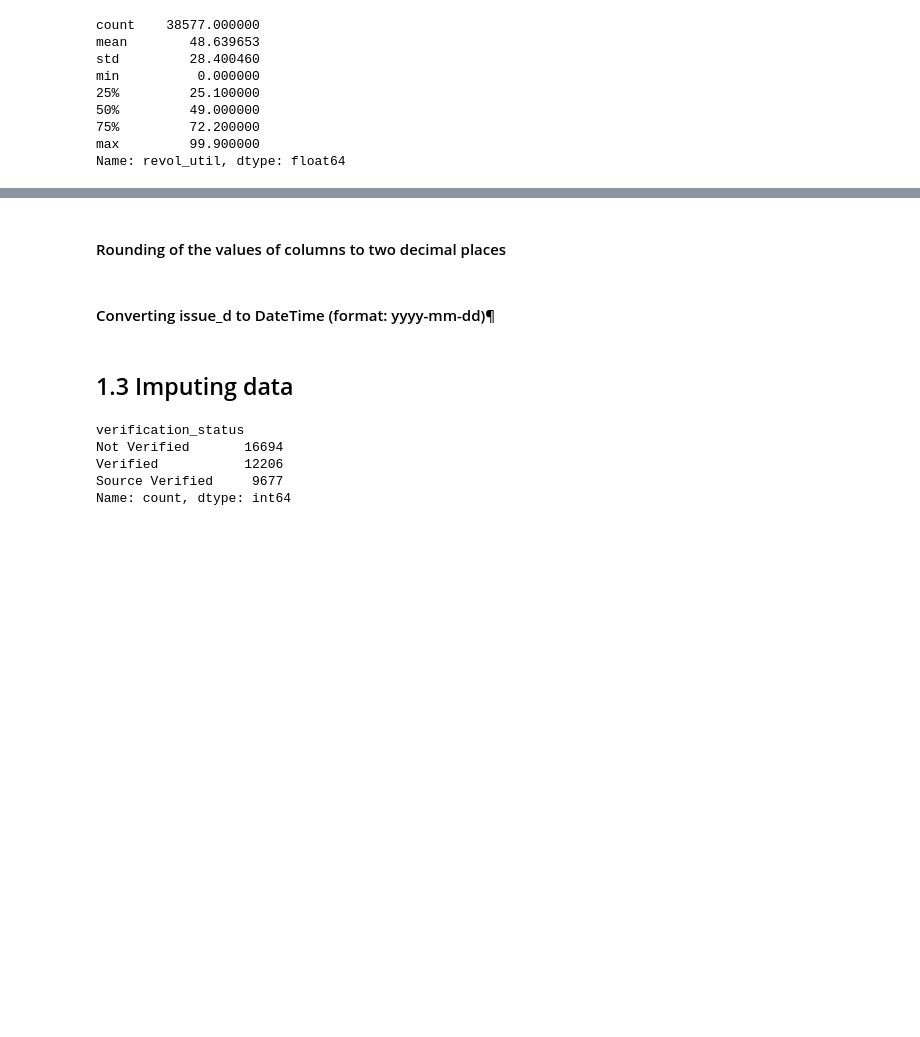
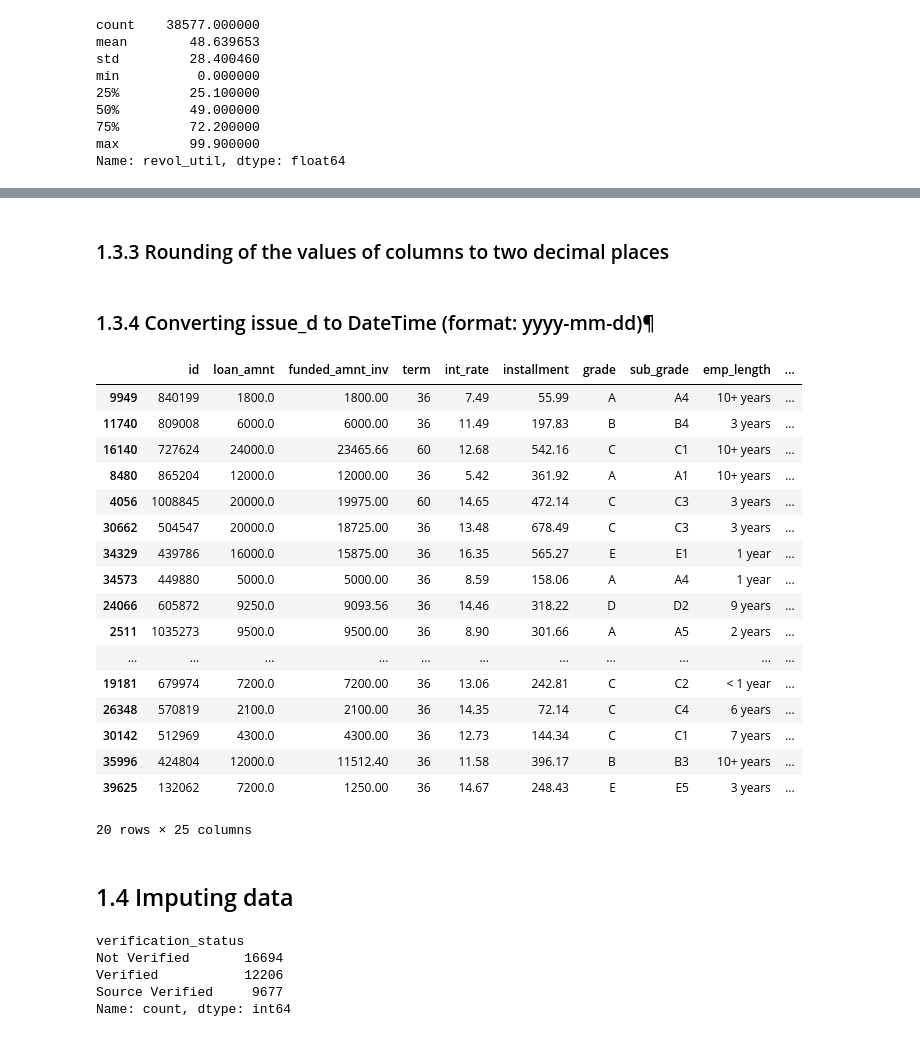
Before and after one commit to mamtabhat/LendingClubCaseStudy, a Jupyter notebook: mamta-bhat.ipynb, the cells around one changed output, grey strips where cells are left out. Cells and saved outputs as stored; diff of their text form; code cells hidden in the pictures; blank space fills up the shorter version.

```diff
--- a/mamta-bhat.ipynb
+++ b/mamta-bhat.ipynb
@@ -414,18 +405,37 @@ Name: emp_length, Length: 38577, dtype: int32
 # %% [markdown]
-#### Rounding of the values of columns to two decimal places
+### 1.3.3 Rounding of the values of columns to two decimal places
 # %%
 for col in ['loan_amnt', 'funded_amnt_inv', 'int_rate', 'dti', 'revol_util']:
     loan_df[col] = loan_df[col].apply(lambda x: round(x, 2))
 # %% [markdown]
-#### Converting issue_d to DateTime (format: yyyy-mm-dd)¶
+### 1.3.4 Converting issue_d to DateTime (format: yyyy-mm-dd)¶
 # %%
 loan_df["issue_d"]=pd.to_datetime(loan_df['issue_d'], format = '%b-%y')
 # %%
 #loan_df["issue_d"].sample(100)
 # %%
-#loan_df.sample(20)
+loan_df.sample(20)
+# %% [output]
+|  | id | loan_amnt | funded_amnt_inv | term | int_rate | installment | grade | sub_grade | emp_length | ... |
+| 9949 | 840199 | 1800.0 | 1800.00 | 36 | 7.49 | 55.99 | A | A4 | 10+ years | ... |
+| 11740 | 809008 | 6000.0 | 6000.00 | 36 | 11.49 | 197.83 | B | B4 | 3 years | ... |
+| 16140 | 727624 | 24000.0 | 23465.66 | 60 | 12.68 | 542.16 | C | C1 | 10+ years | ... |
+| 8480 | 865204 | 12000.0 | 12000.00 | 36 | 5.42 | 361.92 | A | A1 | 10+ years | ... |
+| 4056 | 1008845 | 20000.0 | 19975.00 | 60 | 14.65 | 472.14 | C | C3 | 3 years | ... |
+| 30662 | 504547 | 20000.0 | 18725.00 | 36 | 13.48 | 678.49 | C | C3 | 3 years | ... |
+| 34329 | 439786 | 16000.0 | 15875.00 | 36 | 16.35 | 565.27 | E | E1 | 1 year | ... |
+| 34573 | 449880 | 5000.0 | 5000.00 | 36 | 8.59 | 158.06 | A | A4 | 1 year | ... |
+| 24066 | 605872 | 9250.0 | 9093.56 | 36 | 14.46 | 318.22 | D | D2 | 9 years | ... |
+| 2511 | 1035273 | 9500.0 | 9500.00 | 36 | 8.90 | 301.66 | A | A5 | 2 years | ... |
+| ... | ... | ... | ... | ... | ... | ... | ... | ... | ... | ... |
+| 19181 | 679974 | 7200.0 | 7200.00 | 36 | 13.06 | 242.81 | C | C2 | < 1 year | ... |
+| 26348 | 570819 | 2100.0 | 2100.00 | 36 | 14.35 | 72.14 | C | C4 | 6 years | ... |
+| 30142 | 512969 | 4300.0 | 4300.00 | 36 | 12.73 | 144.34 | C | C1 | 7 years | ... |
+| 35996 | 424804 | 12000.0 | 11512.40 | 36 | 11.58 | 396.17 | B | B3 | 10+ years | ... |
+| 39625 | 132062 | 7200.0 | 1250.00 | 36 | 14.67 | 248.43 | E | E5 | 3 years | ... |
+20 rows × 25 columns
 # %% [markdown]
-## 1.3 Imputing data
+## 1.4 Imputing data
 # %%
 loan_df.verification_status.value_counts()
 # %% [output]
```
Also changed, not shown: parts of 75 cells of this notebook, 1 other file.
